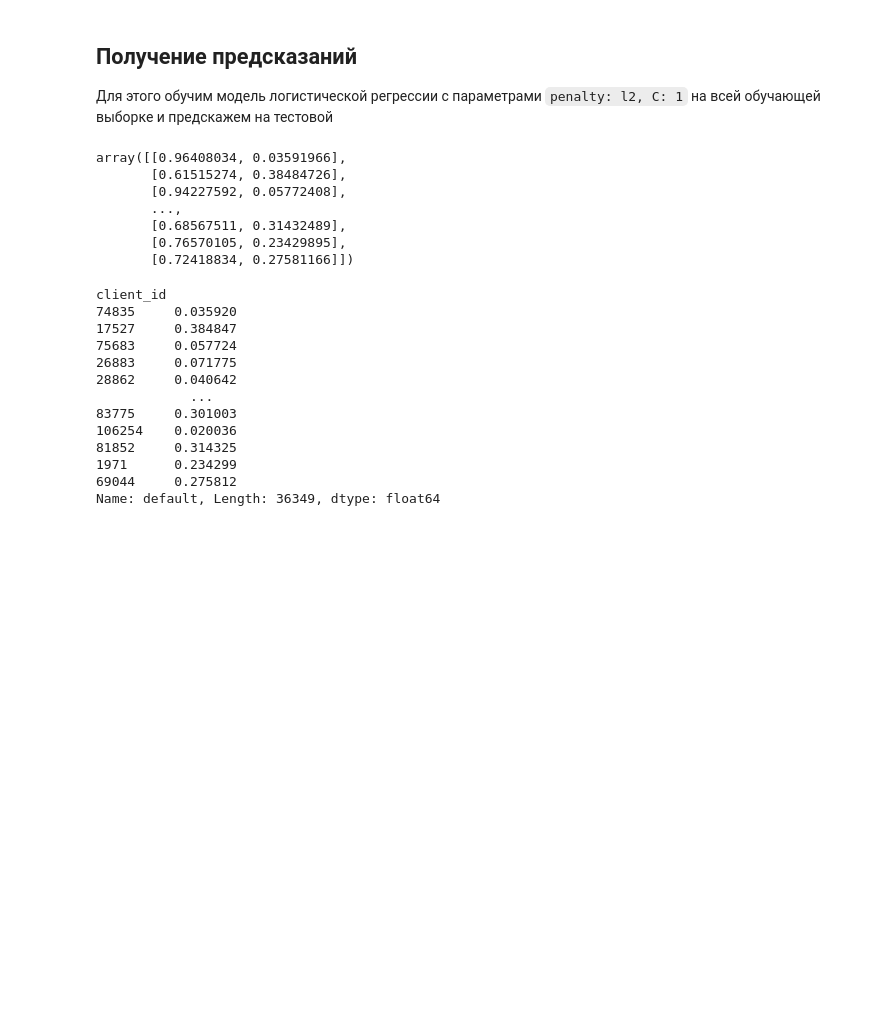
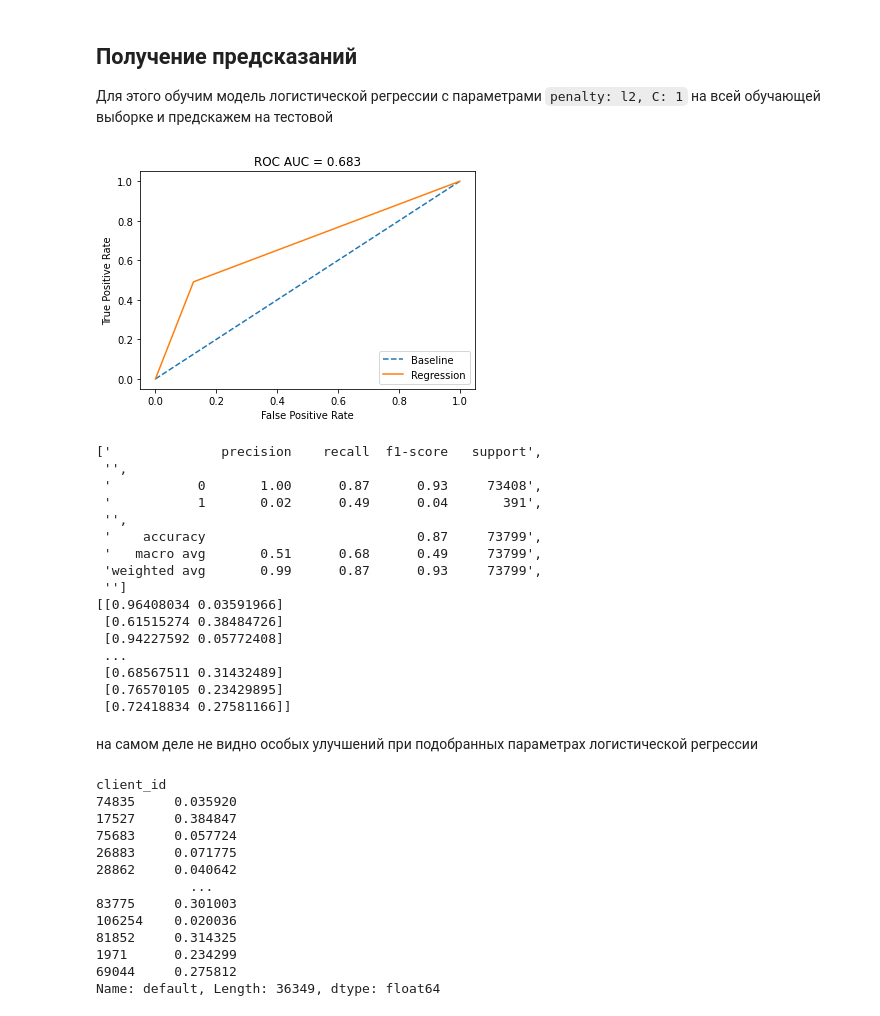
Before and after one commit to XelorR/sf_project_5, a Jupyter notebook: Credit_scoring.ipynb, the cells around one changed output. Saved outputs shown, nothing was run; the diff lists cells and outputs as text; code cells hidden in the pictures; blank space fills up the shorter version.

```diff
--- a/Credit_scoring.ipynb
+++ b/Credit_scoring.ipynb
@@ -297,17 +315,31 @@ Wall time: 10 s
 # %%
 lr = LogisticRegression(penalty='l2', C=1, n_jobs=-1)
 lr.fit(X, y)
 
+show_classification_details(lr.predict(X), y)
+
 predictions = lr.predict_proba(test)
-predictions
+print(predictions)
 # %% [output]
+[figure, added]
-array([[0.96408034, 0.03591966],
-       [0.61515274, 0.38484726],
-       [0.94227592, 0.05772408],
-       ...,
-       [0.68567511, 0.31432489],
-       [0.76570105, 0.23429895],
-       [0.72418834, 0.27581166]])
+['              precision    recall  f1-score   support',
+ '',
+ '           0       1.00      0.87      0.93     73408',
+ '           1       0.02      0.49      0.04       391',
+ '',
+ '    accuracy                           0.87     73799',
+ '   macro avg       0.51      0.68      0.49     73799',
+ 'weighted avg       0.99      0.87      0.93     73799',
+ '']
+[[0.96408034 0.03591966]
+ [0.61515274 0.38484726]
+ [0.94227592 0.05772408]
+ ...
+ [0.68567511 0.31432489]
+ [0.76570105 0.23429895]
+ [0.72418834 0.27581166]]
+# %% [markdown]
+на самом деле не видно особых улучшений при подобранных параметрах логистической регрессии
 # %%
 test['default'] = predictions[:, 1]
 
```
Also changed, not shown: parts of 6 cells of this notebook.
